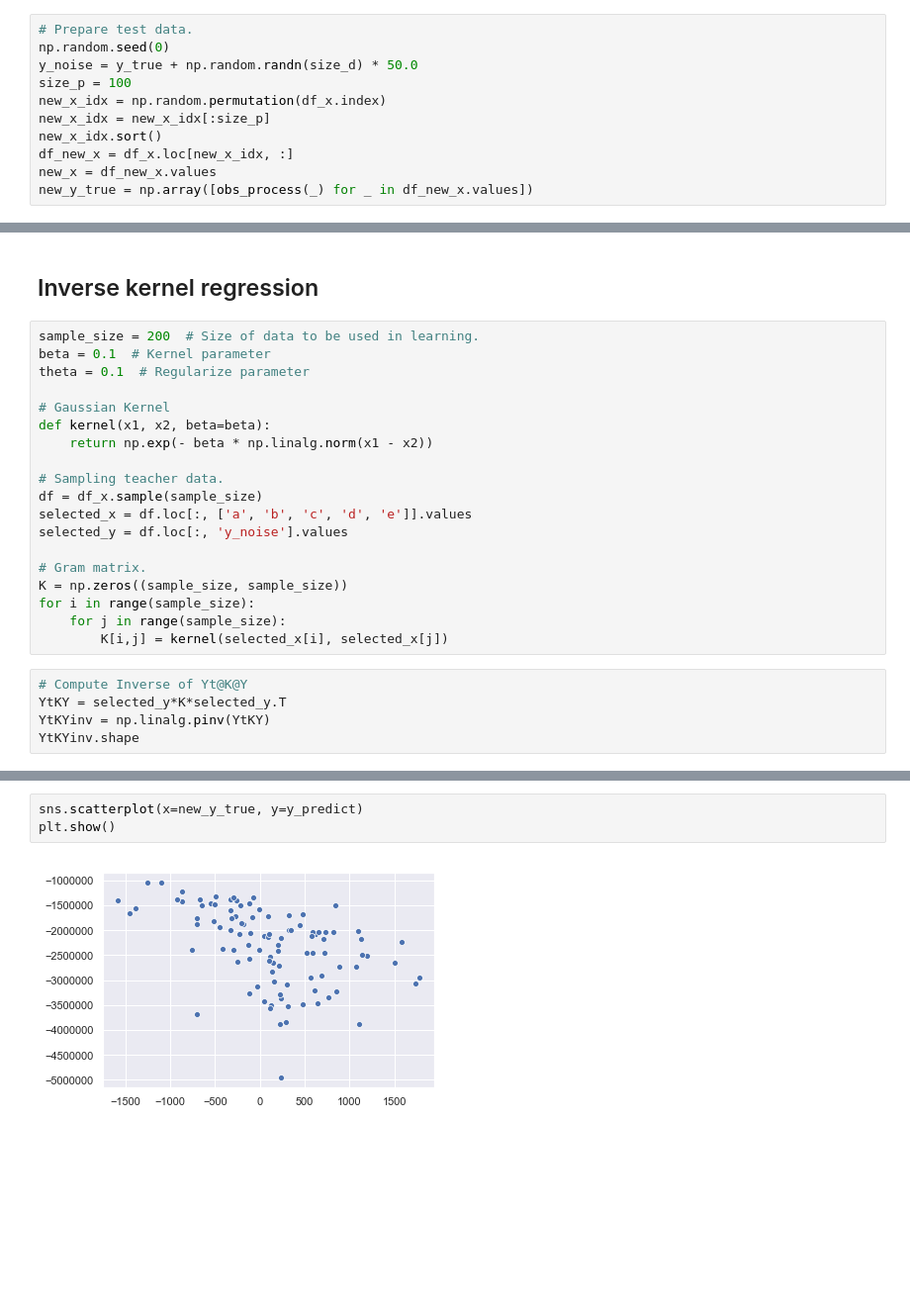
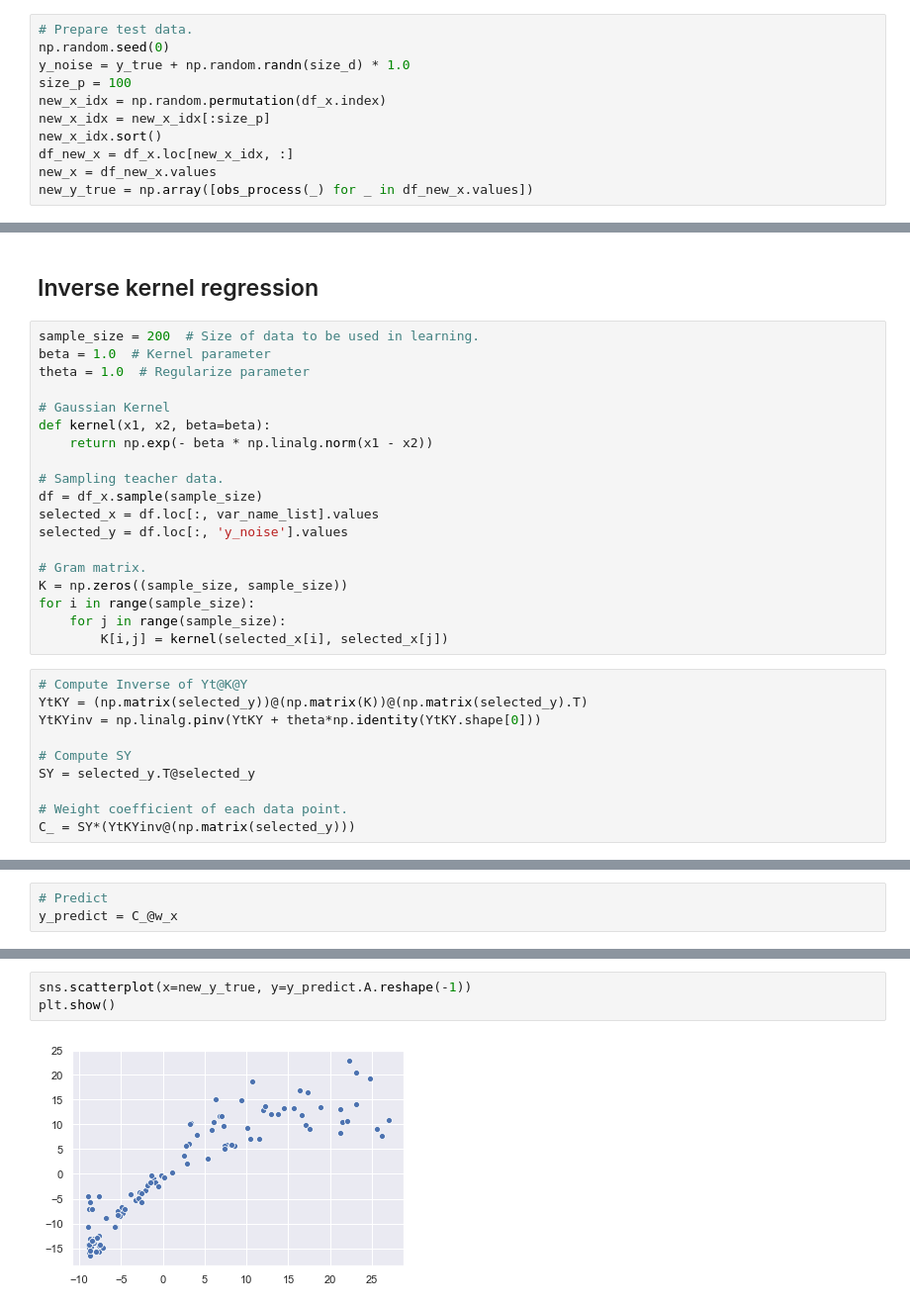
Before and after one commit to Jimmy-INL/Inverse_kernel_regression, a Jupyter notebook: notebook/Inverse_kernel_regression.ipynb, the cells around one changed output, grey strips where cells are left out. Shown: that part at 99% size. Saved outputs shown, nothing was run; the diff lists cells and outputs as text; blank space fills up the shorter version.

Commit message:
Add notebook of Inverse kernel regression.

```diff
--- a/notebook/Inverse_kernel_regression.ipynb
+++ b/notebook/Inverse_kernel_regression.ipynb
@@ -27,7 +34,7 @@ sns.lineplot(x=range(len(y_true)), y=y_true)
 # %%
 # Prepare test data.
 np.random.seed(0)
-y_noise = y_true + np.random.randn(size_d) * 50.0
+y_noise = y_true + np.random.randn(size_d) * 1.0
 size_p = 100
 new_x_idx = np.random.permutation(df_x.index)
 new_x_idx = new_x_idx[:size_p]
@@ -62,8 +69,8 @@ plt.show()
 ## Inverse kernel regression
 # %%
 sample_size = 200  # Size of data to be used in learning.
-beta = 0.1  # Kernel parameter
-theta = 0.1  # Regularize parameter
+beta = 1.0  # Kernel parameter
+theta = 1.0  # Regularize parameter
 
 # Gaussian Kernel
 def kernel(x1, x2, beta=beta):
@@ -71,7 +78,7 @@ def kernel(x1, x2, beta=beta):
 
 # Sampling teacher data.
 df = df_x.sample(sample_size)
-selected_x = df.loc[:, ['a', 'b', 'c', 'd', 'e']].values
+selected_x = df.loc[:, var_name_list].values
 selected_y = df.loc[:, 'y_noise'].values
 
 # Gram matrix.
@@ -81,6 +88,11 @@ for i in range(sample_size):
         K[i,j] = kernel(selected_x[i], selected_x[j])
 # %%
 # Compute Inverse of Yt@K@Y
-YtKY = selected_y*K*selected_y.T
-YtKYinv = np.linalg.pinv(YtKY)
-YtKYinv.shape
+YtKY = (np.matrix(selected_y))@(np.matrix(K))@(np.matrix(selected_y).T)
+YtKYinv = np.linalg.pinv(YtKY + theta*np.identity(YtKY.shape[0]))
+
+# Compute SY
+SY = selected_y.T@selected_y
+
+# Weight coefficient of each data point.
+C_ = SY*(YtKYinv@(np.matrix(selected_y)))
@@ -125,0 +105,3 @@ y_predict.shape
+# %%
+# Predict
+y_predict = C_@w_x
@@ -126,5 +113,5 @@ y_predict.shape
 # %%
-sns.scatterplot(x=new_y_true, y=y_predict)
+sns.scatterplot(x=new_y_true, y=y_predict.A.reshape(-1))
 plt.show()
 # %% [output]
-[figure, old version]
+[figure, new version]
```
Also changed, not shown: parts of 18 cells of this notebook.
